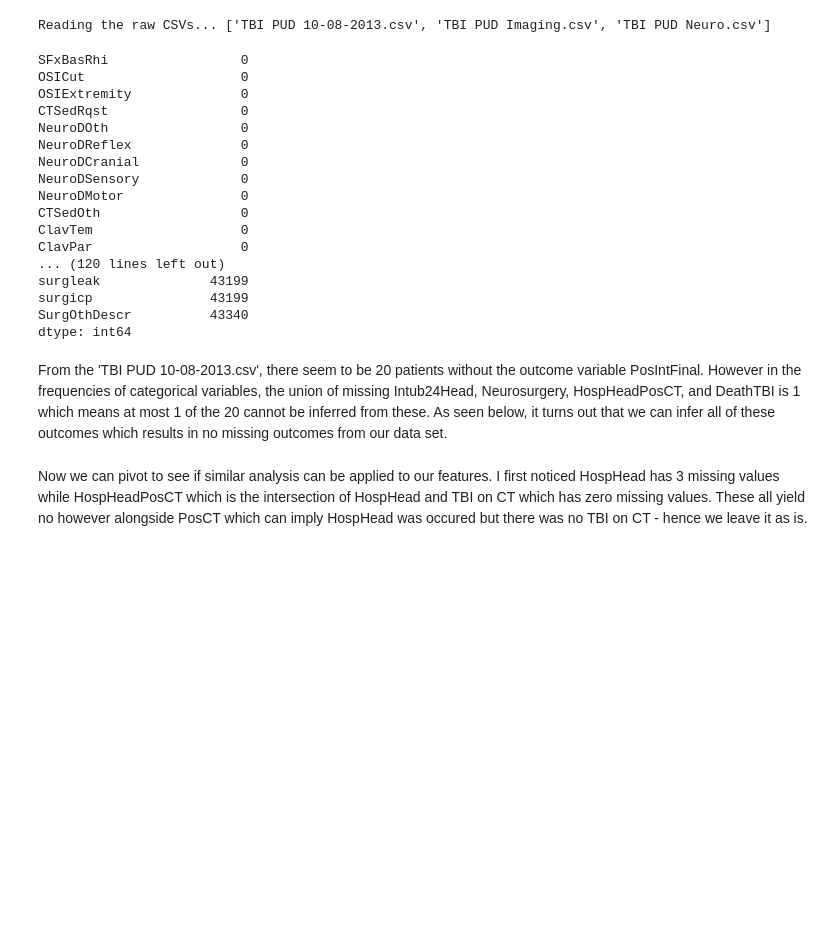
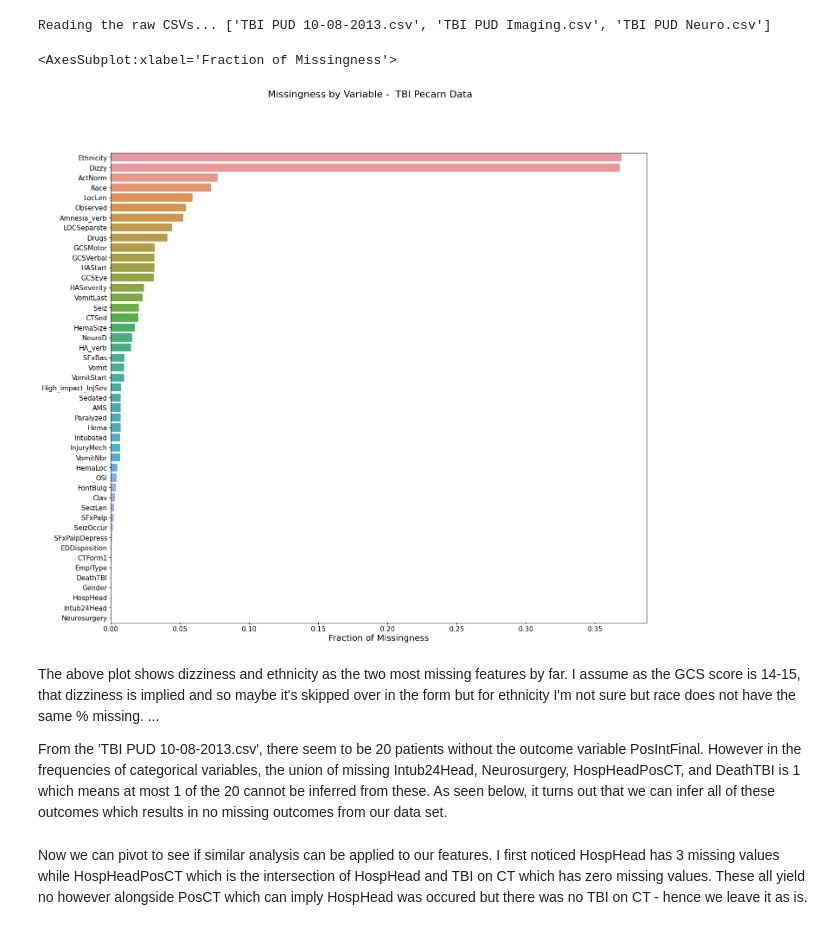
Before and after one commit to Yu-Group/clinical-rule-vetting, a Jupyter notebook: rulevetting/projects/tbi_pecarn/notebooks/00_eda.ipynb, the cells around one changed output. Saved outputs shown, nothing was run; the diff lists cells and outputs as text; code cells hidden in the pictures; blank space fills up the shorter version.

```diff
--- a/rulevetting/projects/tbi_pecarn/notebooks/00_eda.ipynb
+++ b/rulevetting/projects/tbi_pecarn/notebooks/00_eda.ipynb
@@ -38,27 +40,20 @@ df = Dataset().clean_data(data_path = data_path)
 Reading the raw CSVs... ['TBI PUD 10-08-2013.csv', 'TBI PUD Imaging.csv', 'TBI PUD Neuro.csv']
 # %%
 pd.set_option('display.max_columns', 100)
-na_col_counts = df.apply(lambda col: (col == 'Unknown').sum())
-na_col_counts.sort_values()
+na_col_counts = df.apply(lambda col: (col == 'Unknown').mean())
+na_col_counts = na_col_counts[na_col_counts > 0]
+na_col_counts = na_col_counts.sort_values(ascending=False)
+barplot(na_col_counts,
+        False,
+        "Missingness by Variable -  TBI Pecarn Data",
+        "Fraction of Missingness"
+)
 # %% [output]
-SFxBasRhi                 0
-OSICut                    0
-OSIExtremity              0
-CTSedRqst                 0
-NeuroDOth                 0
-NeuroDReflex              0
-NeuroDCranial             0
-NeuroDSensory             0
-NeuroDMotor               0
-CTSedOth                  0
-ClavTem                   0
-ClavPar                   0
-... (120 lines left out)
-surgleak              43199
-surgicp               43199
-SurgOthDescr          43340
-dtype: int64
+<AxesSubplot:xlabel='Fraction of Missingness'>
+[figure, added]
 # %% [markdown]
+The above plot shows dizziness and ethnicity as the two most missing features by far. I assume as the GCS score is 14-15, that dizziness is implied and so maybe it's skipped over in the form but for ethnicity I'm not sure but race does not have the same % missing. <insert other stuff about this here to deal with>...
+
 From the 'TBI PUD 10-08-2013.csv', there seem to be 20 patients without the outcome variable PosIntFinal. However in the frequencies of categorical variables, the union of missing Intub24Head, Neurosurgery, HospHeadPosCT, and DeathTBI is 1 which means at most 1 of the 20 cannot be inferred from these. As seen below, it turns out that we can infer all of these outcomes which results in no missing outcomes from our data set.
 # %%
 def infer_missing_outcome(row):
```
Also changed, not shown: parts of 27 cells of this notebook, 1 other file.
